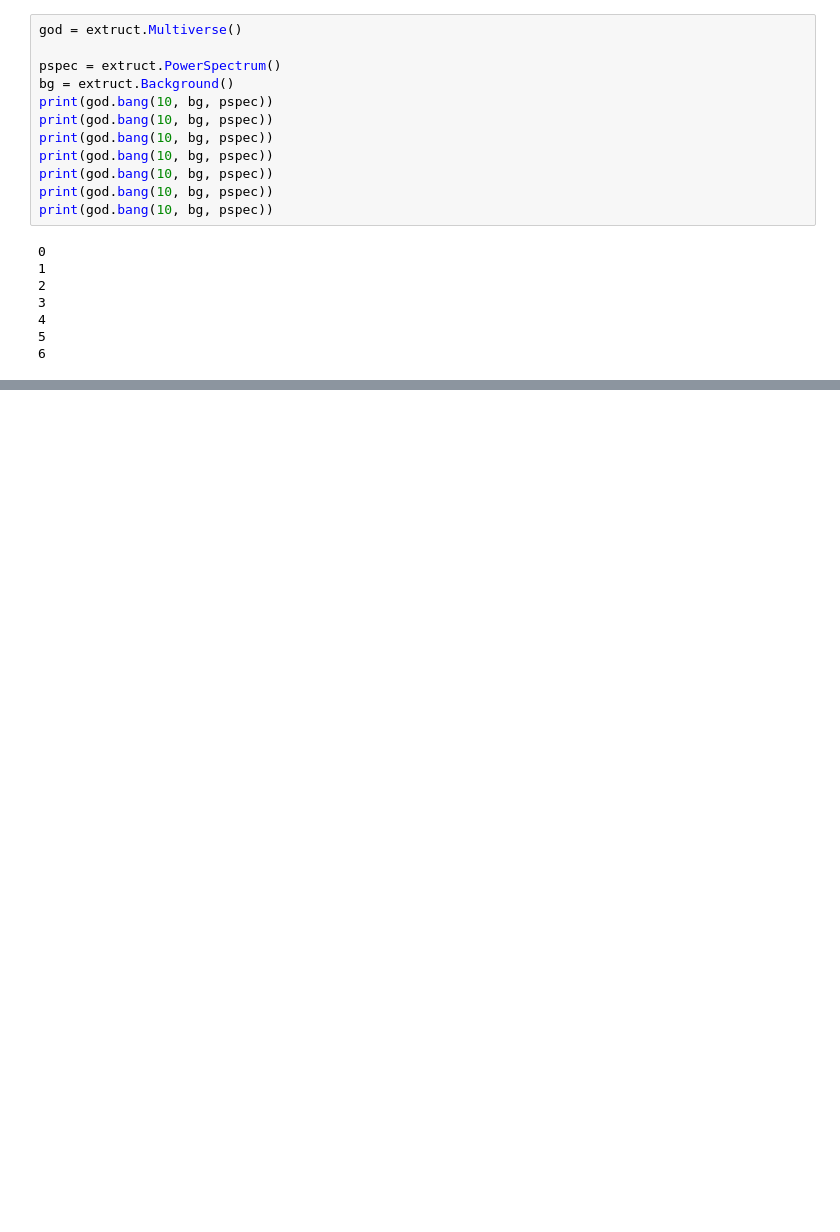
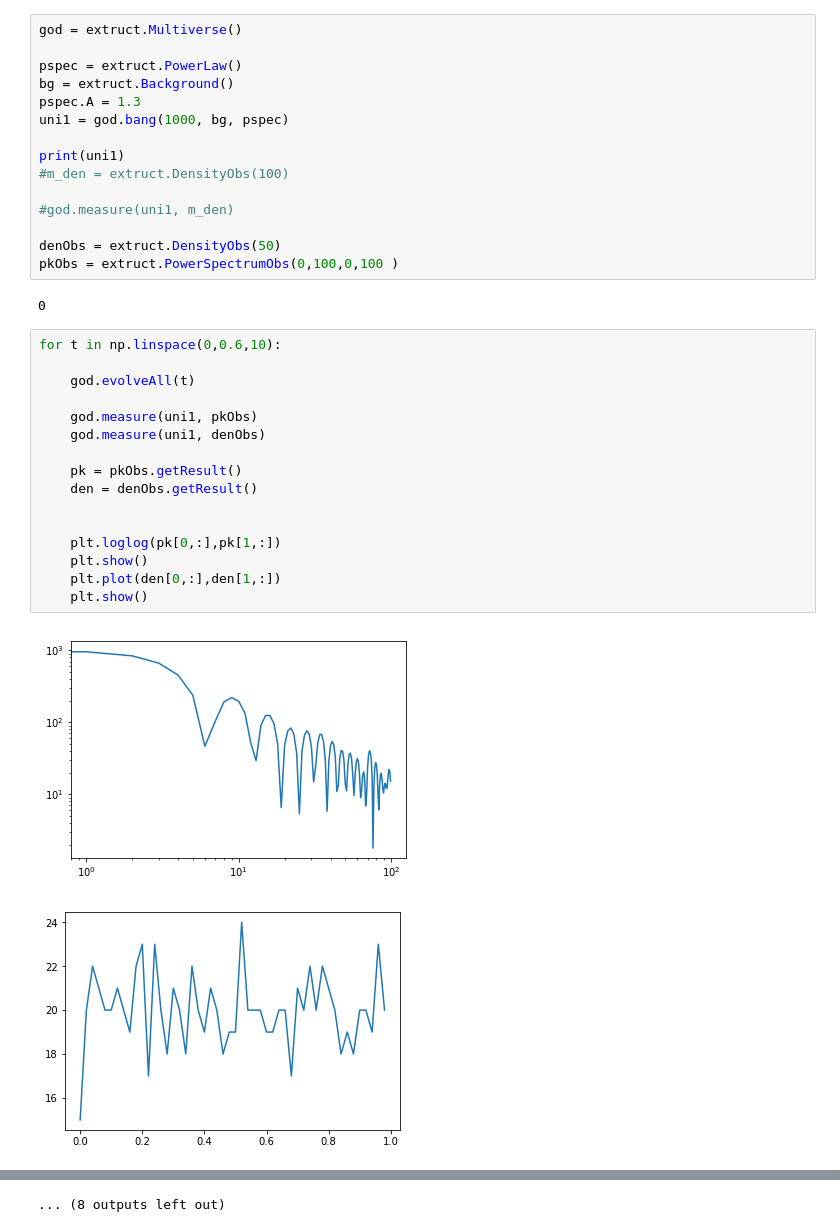
Before and after one commit to AndreasFinke/extruct, a Jupyter notebook: build/test.ipynb, the cells around one changed output, grey strips where cells are left out. Cells and saved outputs as stored; diff of their text form; blank space fills up the shorter version.

```diff
--- a/build/test.ipynb
+++ b/build/test.ipynb
@@ -21,23 +21,39 @@ CLASSES
 
 FILE
     /Users/af/Work/Cosmo/codes/1d/build/extruct.cpython-36m-darwin.so
-# %%
-god = extruct.Multiverse()
-
-pspec = extruct.PowerSpectrum()
-bg = extruct.Background()
-print(god.bang(10, bg, pspec))
-print(god.bang(10, bg, pspec))
-print(god.bang(10, bg, pspec))
-print(god.bang(10, bg, pspec))
-print(god.bang(10, bg, pspec))
-print(god.bang(10, bg, pspec))
-print(god.bang(10, bg, pspec))
-# %% [output]
-0
-1
-2
-3
-4
-5
-6
+# %%
+god = extruct.Multiverse()
+
+pspec = extruct.PowerLaw()
+bg = extruct.Background()
+pspec.A = 1.3
+uni1 = god.bang(1000, bg, pspec)
+
+print(uni1)
+#m_den = extruct.DensityObs(100)
+
+#god.measure(uni1, m_den)
+
+denObs = extruct.DensityObs(50)
+pkObs = extruct.PowerSpectrumObs(0,100,0,100 )
+# %% [output]
+0
+# %%
+for t in np.linspace(0,0.6,10):
+
+    god.evolveAll(t)
+
+    god.measure(uni1, pkObs)
+    god.measure(uni1, denObs)
+
+    pk = pkObs.getResult()
+    den = denObs.getResult()
+
+
+    plt.loglog(pk[0,:],pk[1,:])
+    plt.show()
+    plt.plot(den[0,:],den[1,:])
+    plt.show()
+# %% [output]
+[figure, added]
+[figure, added]
@@ -44 +70,2 @@ print(god.bang(10, bg, pspec))
+... (8 outputs left out)
 # %%
```
Also changed, not shown: parts of 8 cells of this notebook, 7 other files.
